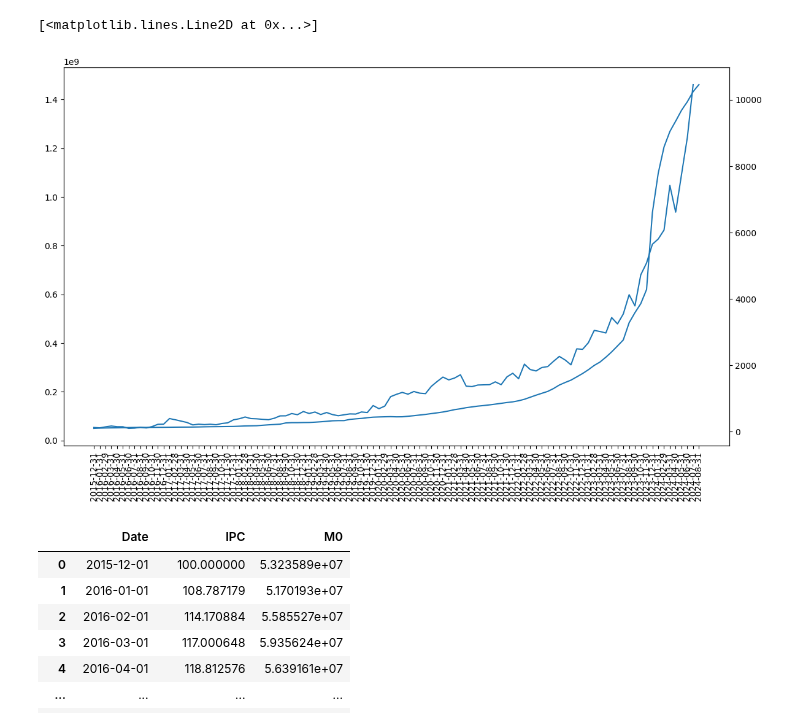
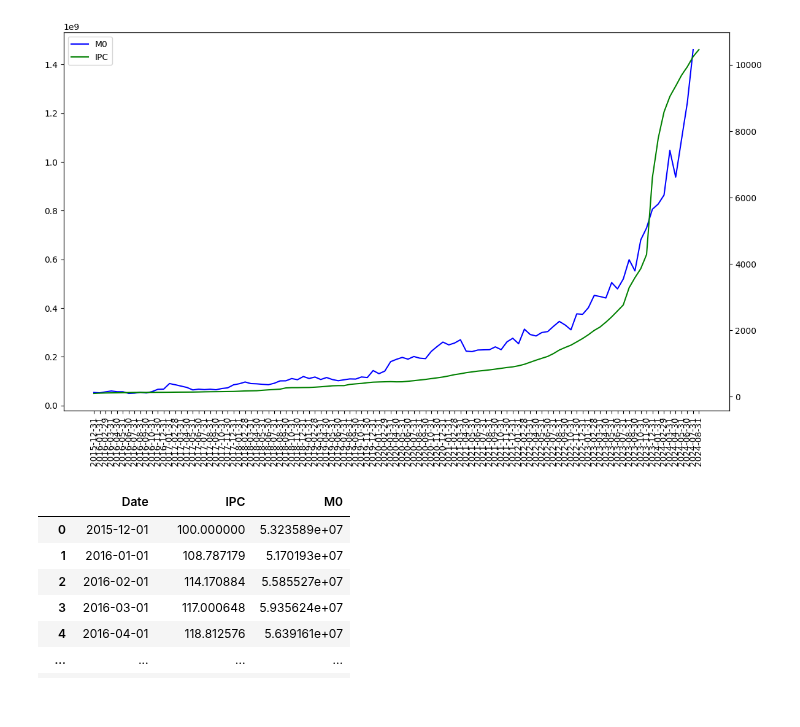
Before and after one commit to luciojosep/AnalisisCuantitativoAvanzado, a Jupyter notebook: SeriesdeTiempo/Granger_Johansen_Watson.ipynb, the cells around one changed output. Drawn from its saved outputs; the diff is of its cells as text; code cells hidden in the pictures.

```diff
--- a/SeriesdeTiempo/Granger_Johansen_Watson.ipynb
+++ b/SeriesdeTiempo/Granger_Johansen_Watson.ipynb
@@ -40,15 +40,21 @@ IPC=IPC[:]
 # %%
 fig, ax1 = plt.subplots(figsize=(8, 8))
 ax2 = ax1.twinx()
 
 fig.set_figwidth(14)
 ax1.set_xticklabels(m0['Date'], rotation=90)  # Rotar las etiquetas 90 grados
 
-ax1.plot(m0['Date'], M0)
-ax2.plot(m0['Date'], IPC)
+# Colores diferentes para cada serie
+ax1.plot(m0['Date'], M0, color='blue', label='M0')  # Serie M0 en azul
+ax2.plot(m0['Date'], IPC, color='green', label='IPC')  # Serie IPC en verde
+
+lines_1, labels_1 = ax1.get_legend_handles_labels()
+lines_2, labels_2 = ax2.get_legend_handles_labels()
+ax1.legend(lines_1 + lines_2, labels_1 + labels_2, loc='upper left')
+
+plt.show()
 # %% [output]
-[<matplotlib.lines.Line2D at 0x...>]
-[figure, old version]
+[figure, new version]
 # %%
 date= ipc['Date']
 
```
